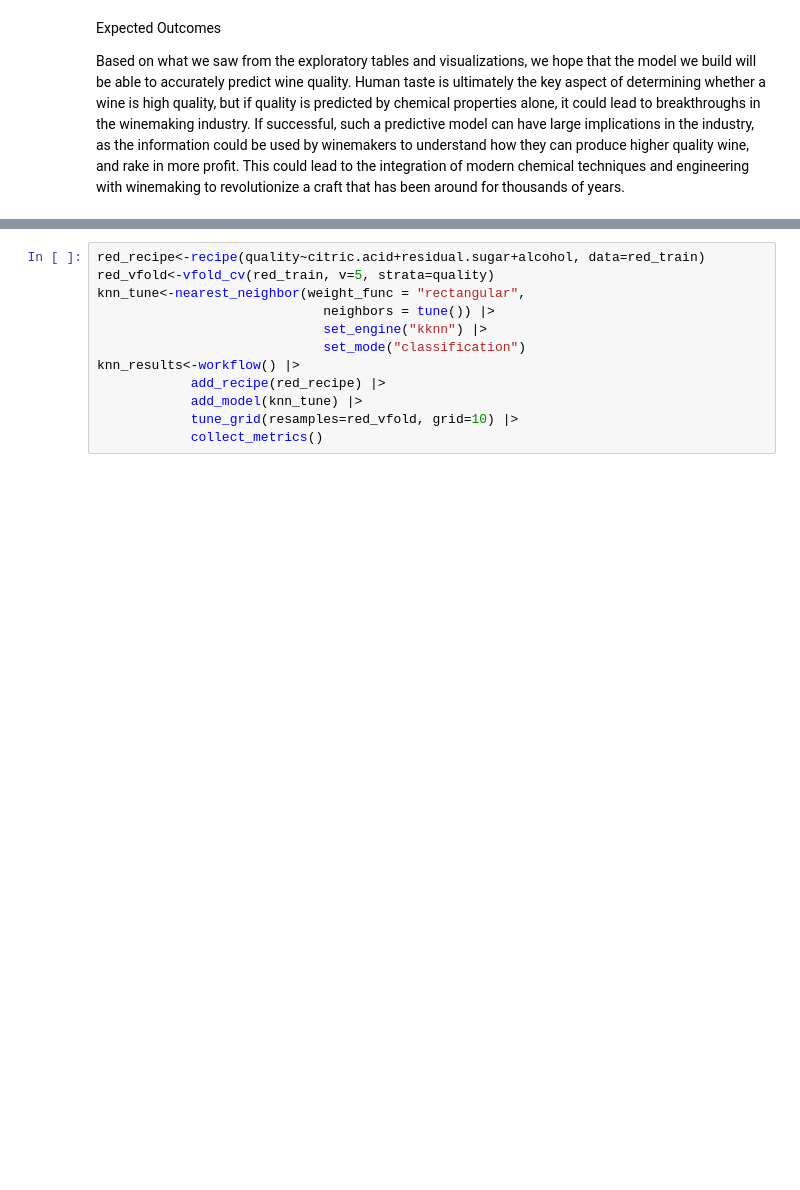
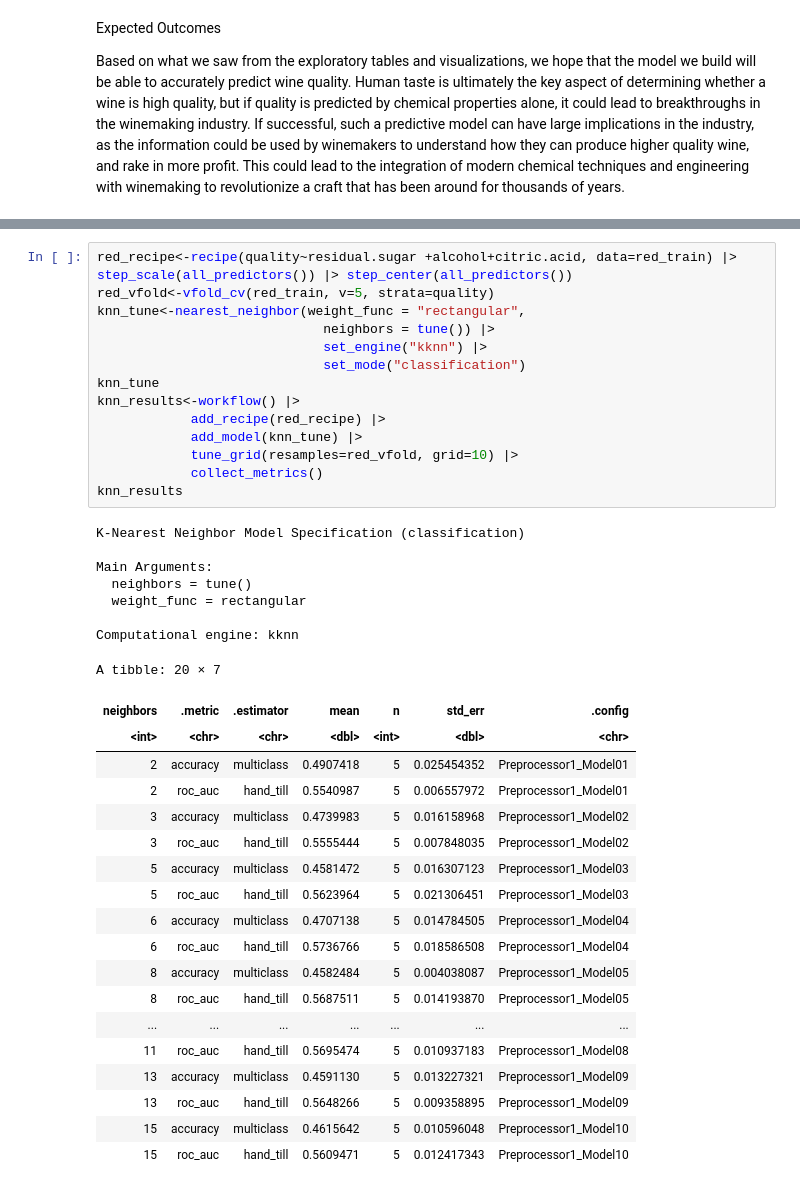
Before and after one commit to trushaan/f1_project_dsci100_163, a Jupyter notebook: proposal.ipynb, the cells around one changed output, grey strips where cells are left out. Cells and saved outputs as stored; diff of their text form; blank space fills up the shorter version.

Commit message:
more model stuff

```diff
--- a/proposal.ipynb
+++ b/proposal.ipynb
@@ -180,12 +184,41 @@ Based on what we saw from the exploratory tables and visualizations, we hope tha
 # %%
-red_recipe<-recipe(quality~citric.acid+residual.sugar+alcohol, data=red_train)
+red_recipe<-recipe(quality~residual.sugar +alcohol+citric.acid, data=red_train) |> step_scale(all_predictors()) |> step_center(all_predictors())
 red_vfold<-vfold_cv(red_train, v=5, strata=quality)
 knn_tune<-nearest_neighbor(weight_func = "rectangular",
                              neighbors = tune()) |>
                              set_engine("kknn") |>
                              set_mode("classification")
+knn_tune
 knn_results<-workflow() |>
             add_recipe(red_recipe) |>
             add_model(knn_tune) |>
             tune_grid(resamples=red_vfold, grid=10) |>
             collect_metrics()
+knn_results
+# %% [output]
+K-Nearest Neighbor Model Specification (classification)
+
+Main Arguments:
+  neighbors = tune()
+  weight_func = rectangular
+
+Computational engine: kknn
+A tibble: 20 × 7
+| neighbors | .metric | .estimator | mean | n | std_err | .config |
+| <int> | <chr> | <chr> | <dbl> | <int> | <dbl> | <chr> |
+| 2 | accuracy | multiclass | 0.4907418 | 5 | 0.025454352 | Preprocessor1_Model01 |
+| 2 | roc_auc | hand_till | 0.5540987 | 5 | 0.006557972 | Preprocessor1_Model01 |
+| 3 | accuracy | multiclass | 0.4739983 | 5 | 0.016158968 | Preprocessor1_Model02 |
+| 3 | roc_auc | hand_till | 0.5555444 | 5 | 0.007848035 | Preprocessor1_Model02 |
+| 5 | accuracy | multiclass | 0.4581472 | 5 | 0.016307123 | Preprocessor1_Model03 |
+| 5 | roc_auc | hand_till | 0.5623964 | 5 | 0.021306451 | Preprocessor1_Model03 |
+| 6 | accuracy | multiclass | 0.4707138 | 5 | 0.014784505 | Preprocessor1_Model04 |
+| 6 | roc_auc | hand_till | 0.5736766 | 5 | 0.018586508 | Preprocessor1_Model04 |
+| 8 | accuracy | multiclass | 0.4582484 | 5 | 0.004038087 | Preprocessor1_Model05 |
+| 8 | roc_auc | hand_till | 0.5687511 | 5 | 0.014193870 | Preprocessor1_Model05 |
+| ... | ... | ... | ... | ... | ... | ... |
+| 11 | roc_auc | hand_till | 0.5695474 | 5 | 0.010937183 | Preprocessor1_Model08 |
+| 13 | accuracy | multiclass | 0.4591130 | 5 | 0.013227321 | Preprocessor1_Model09 |
+| 13 | roc_auc | hand_till | 0.5648266 | 5 | 0.009358895 | Preprocessor1_Model09 |
+| 15 | accuracy | multiclass | 0.4615642 | 5 | 0.010596048 | Preprocessor1_Model10 |
+| 15 | roc_auc | hand_till | 0.5609471 | 5 | 0.012417343 | Preprocessor1_Model10 |
```
Also changed, not shown: parts of 3 cells of this notebook.
